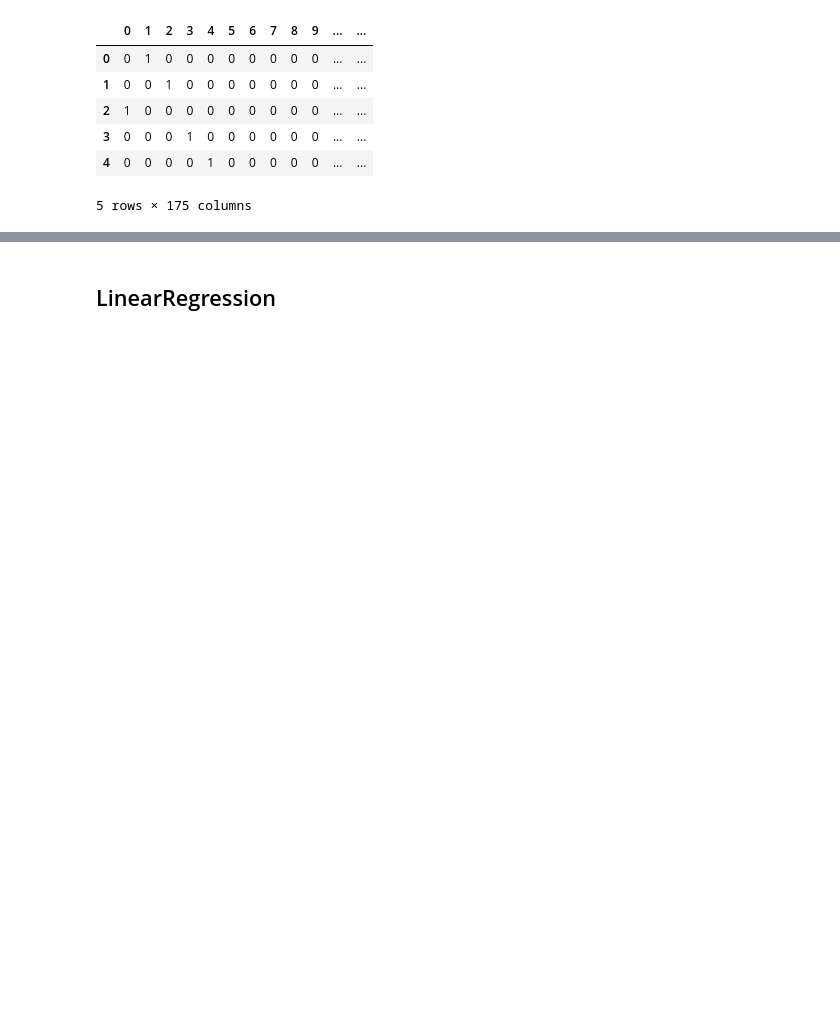
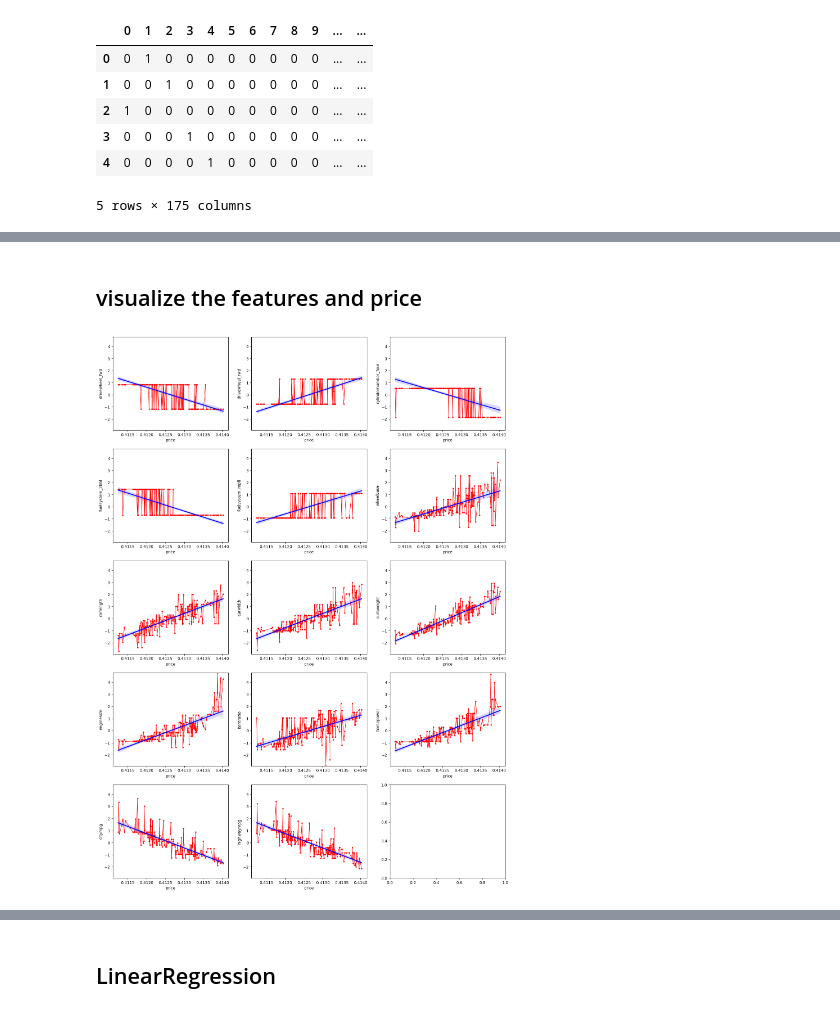
Before and after one commit to notfakearcher/yanjun, a Jupyter notebook: 01_topics/machine_learning/regression /simple regression.ipynb, the cells around one changed output, grey strips where cells are left out. Saved outputs shown, nothing was run; the diff lists cells and outputs as text; code cells hidden in the pictures; blank space fills up the shorter version.

```diff
--- a/01_topics/machine_learning/regression /simple regression.ipynb
+++ b/01_topics/machine_learning/regression /simple regression.ipynb
@@ -198,0 +195,11 @@ hm = heatmap(cm, row_names= car1.columns, column_names= car1.columns)
+# %%
+price = car2['price']
+# %%
+price3, lmbda = stats.boxcox(price) ## it minimise the standard deviation
+# change car2's price to price3
+car3 = car2.copy()
+# pick reseasonable lmbda
+lmbda = np.round(lmbda/0.5)*0.5
+
+price3 = stats.boxcox(price3, lmbda= lmbda )
+car3['price'] = price3
@@ -198,0 +208,16 @@ hm = heatmap(cm, row_names= car1.columns, column_names= car1.columns)
+# %%
+# find the features which is mostly related to target price
+
+# correlation cofficient is noted as r
+r = car3.corr()['price']
+
+# set threshold 0.5 i.e any correlation cofficient number is below 0.5 is not considered as import features
+threshold = 0.5
+
+cond = np.abs(r) <= 0.5
+
+feature_importance = r[~cond].index[:]
+
+car3 = car3[feature_importance]
+
+car3
@@ -198,0 +238,19 @@ hm = heatmap(cm, row_names= car1.columns, column_names= car1.columns)
+# %% [markdown]
+## visualize the features and price
+# %%
+# subplots
+fig, axes = plt.subplots(nrows = 5, ncols = 3, figsize = (18,25))
+axes = np.ravel(axes)
+
+# set X limit
+min_limit = car3.iloc[:,:-1].min().min()
+max_limit = car3.iloc[:, :-1].max().max()
+
+for i,j in enumerate(feature_importance[: -1]):
+  q = sns.scatterplot(ax =axes[i], data = car3, y = j, x = 'price', marker = 'o', s = 15, color = 'r')
+  p = sns.pointplot(ax = axes[i], data = car3, y = j, x = 'price', marker = '*', color = 'r', linewidth = 1.0, native_scale = True)
+  p.set_ylim((min_limit, max_limit))
+  l = sns.regplot(ax = axes[i], data = car3, y = j, x = 'price',marker = '', color = 'b')
+plt.show()
+# %% [output]
+[figure, added]
```
Also changed, not shown: parts of 33 cells of this notebook.
